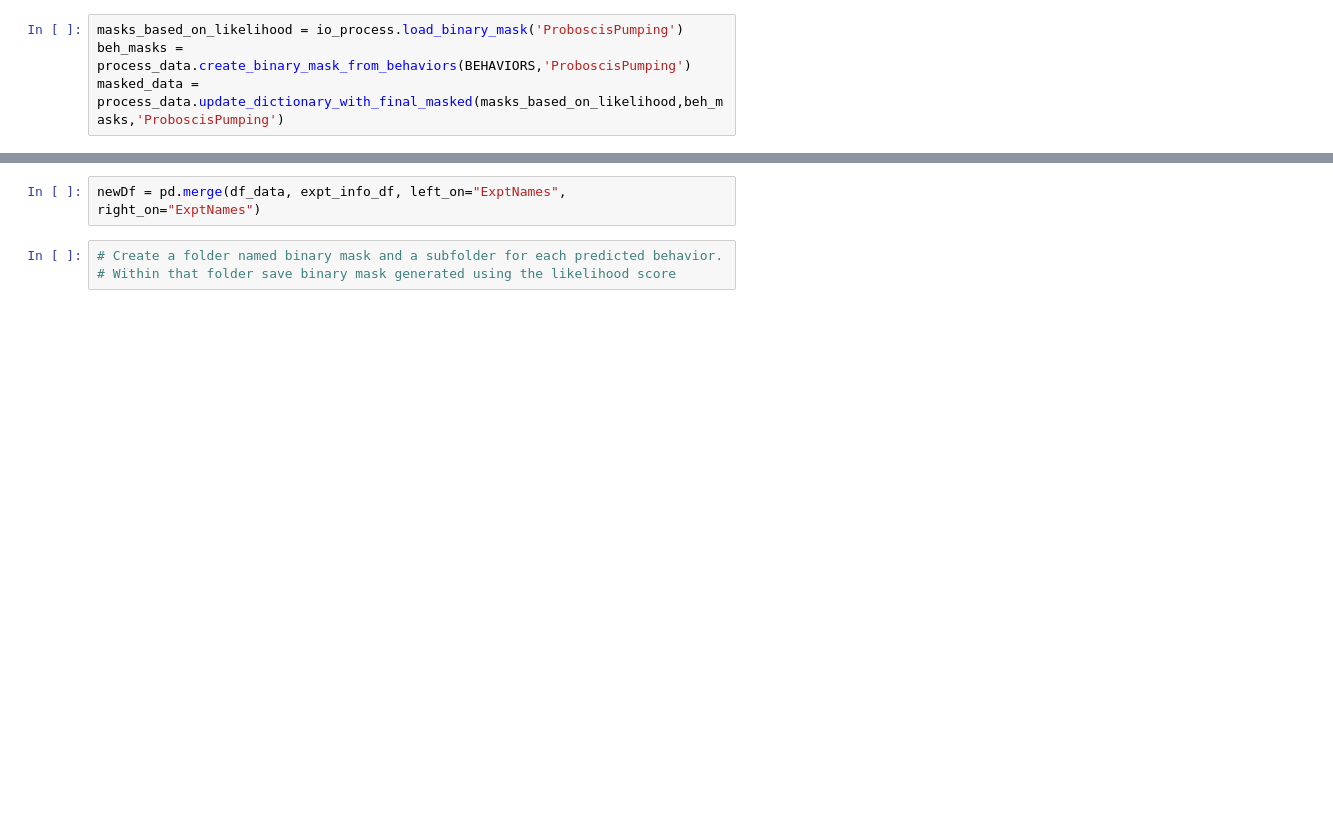
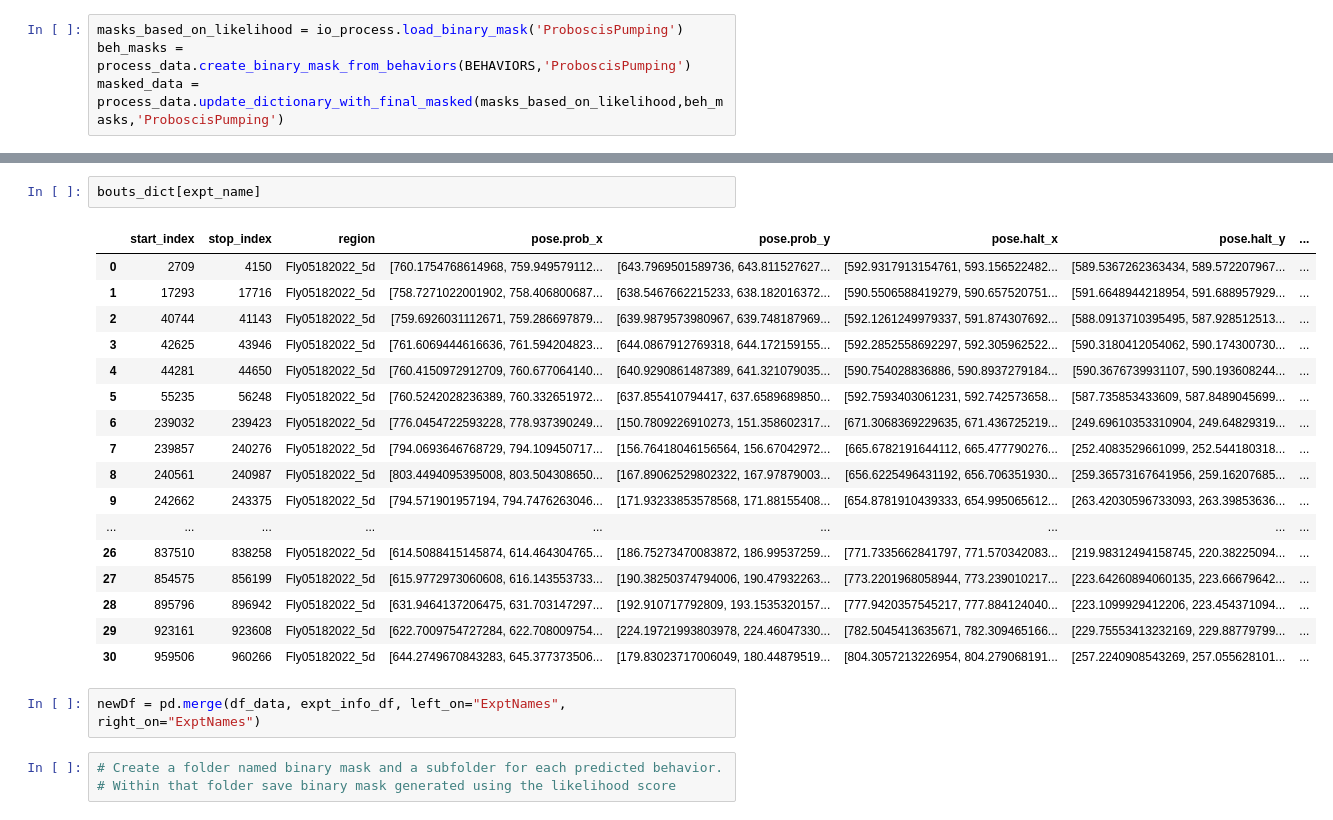
Before and after one commit to bo1929/basty, a Jupyter notebook: scripts/paper_figures/generate_figures.ipynb, the cells around one changed output, grey strips where cells are left out. Drawn from its saved outputs; the diff is of its cells as text; blank space fills up the shorter version.

```diff
--- a/scripts/paper_figures/generate_figures.ipynb
+++ b/scripts/paper_figures/generate_figures.ipynb
@@ -69,3 +91,23 @@ BehaviorData.find_consecutive_bouts_and_snap_fts(masked_data,io_process,'Probosc
+# %%
+bouts_dict[expt_name]
+# %% [output]
+|  | start_index | stop_index | region | pose.prob_x | pose.prob_y | pose.halt_x | pose.halt_y | ... |
+| 0 | 2709 | 4150 | Fly05182022_5d | [760.1754768614968, 759.949579112... | [643.7969501589736, 643.811527627... | [592.9317913154761, 593.156522482... | [589.5367262363434, 589.572207967... | ... |
+| 1 | 17293 | 17716 | Fly05182022_5d | [758.7271022001902, 758.406800687... | [638.5467662215233, 638.182016372... | [590.5506588419279, 590.657520751... | [591.6648944218954, 591.688957929... | ... |
+| 2 | 40744 | 41143 | Fly05182022_5d | [759.6926031112671, 759.286697879... | [639.9879573980967, 639.748187969... | [592.1261249979337, 591.874307692... | [588.0913710395495, 587.928512513... | ... |
+| 3 | 42625 | 43946 | Fly05182022_5d | [761.6069444616636, 761.594204823... | [644.0867912769318, 644.172159155... | [592.2852558692297, 592.305962522... | [590.3180412054062, 590.174300730... | ... |
+| 4 | 44281 | 44650 | Fly05182022_5d | [760.4150972912709, 760.677064140... | [640.9290861487389, 641.321079035... | [590.754028836886, 590.8937279184... | [590.3676739931107, 590.193608244... | ... |
+| 5 | 55235 | 56248 | Fly05182022_5d | [760.5242028236389, 760.332651972... | [637.855410794417, 637.6589689850... | [592.7593403061231, 592.742573658... | [587.735853433609, 587.8489045699... | ... |
+| 6 | 239032 | 239423 | Fly05182022_5d | [776.0454722593228, 778.937390249... | [150.7809226910273, 151.358602317... | [671.3068369229635, 671.436725219... | [249.69610353310904, 249.64829319... | ... |
+| 7 | 239857 | 240276 | Fly05182022_5d | [794.0693646768729, 794.109450717... | [156.76418046156564, 156.67042972... | [665.6782191644112, 665.477790276... | [252.4083529661099, 252.544180318... | ... |
+| 8 | 240561 | 240987 | Fly05182022_5d | [803.4494095395008, 803.504308650... | [167.89062529802322, 167.97879003... | [656.6225496431192, 656.706351930... | [259.36573167641956, 259.16207685... | ... |
+| 9 | 242662 | 243375 | Fly05182022_5d | [794.571901957194, 794.7476263046... | [171.93233853578568, 171.88155408... | [654.8781910439333, 654.995065612... | [263.42030596733093, 263.39853636... | ... |
+| ... | ... | ... | ... | ... | ... | ... | ... | ... |
+| 26 | 837510 | 838258 | Fly05182022_5d | [614.5088415145874, 614.464304765... | [186.75273470083872, 186.99537259... | [771.7335662841797, 771.570342083... | [219.98312494158745, 220.38225094... | ... |
+| 27 | 854575 | 856199 | Fly05182022_5d | [615.9772973060608, 616.143553733... | [190.38250374794006, 190.47932263... | [773.2201968058944, 773.239010217... | [223.64260894060135, 223.66679642... | ... |
+| 28 | 895796 | 896942 | Fly05182022_5d | [631.9464137206475, 631.703147297... | [192.910717792809, 193.1535320157... | [777.9420357545217, 777.884124040... | [223.1099929412206, 223.454371094... | ... |
+| 29 | 923161 | 923608 | Fly05182022_5d | [622.7009754727284, 622.708009754... | [224.19721993803978, 224.46047330... | [782.5045413635671, 782.309465166... | [229.75553413232169, 229.88779799... | ... |
+| 30 | 959506 | 960266 | Fly05182022_5d | [644.2749670843283, 645.377373506... | [179.83023717006049, 180.44879519... | [804.3057213226954, 804.279068191... | [257.2240908543269, 257.055628101... | ... |
 # %%
 newDf = pd.merge(df_data, expt_info_df, left_on="ExptNames", right_on="ExptNames")
 # %%
```
Also changed, not shown: parts of 5 cells of this notebook, 1 other file.
